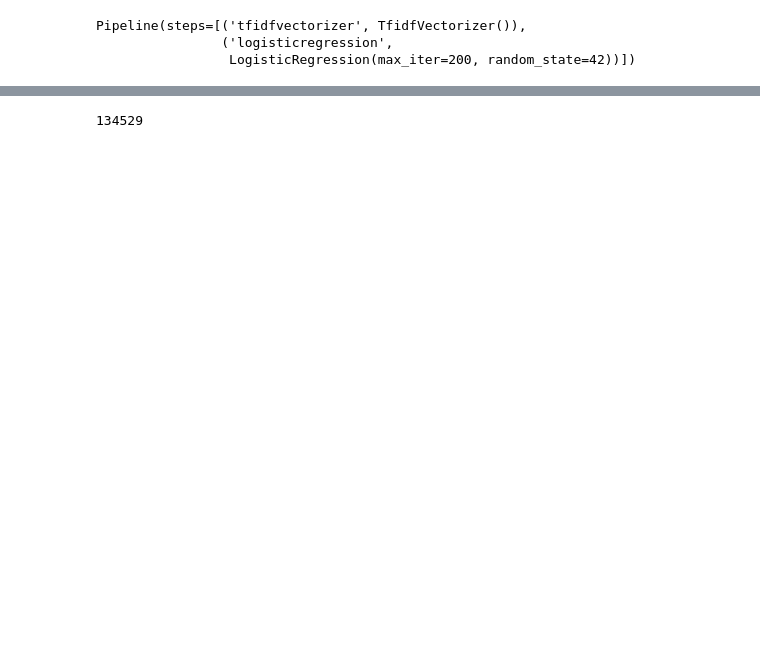
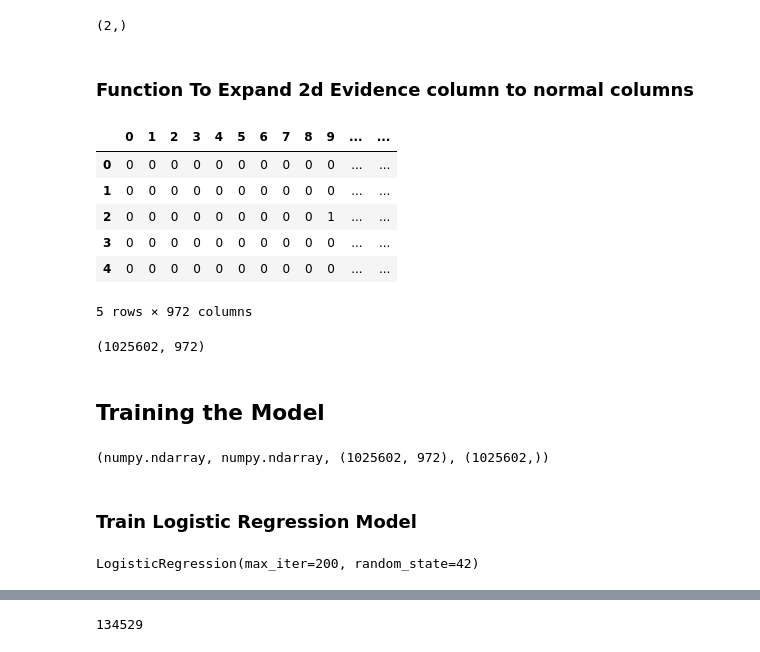
Before and after one commit to arhamsc/HopSlot, a Jupyter notebook: HopSlot-DL/HopSlotDL_LR_model.ipynb, the cells around one changed output, grey strips where cells are left out. Saved outputs shown, nothing was run; the diff lists cells and outputs as text; code cells hidden in the pictures; blank space fills up the shorter version.

```diff
--- a/HopSlot-DL/HopSlotDL_LR_model.ipynb
+++ b/HopSlot-DL/HopSlotDL_LR_model.ipynb
@@ -46,0 +62,4 @@ model = make_pipeline(
+# %%
+# Load encoder
+
+evidenceEncoder = joblib.load(path / "evidence_mb_encoder.pkl")
@@ -46,0 +78,29 @@ model = make_pipeline(
+# %%
+new_df.loc[:, "EVIDENCES"] = new_df.EVIDENCES.apply(lambda x: evidenceEncoder.transform([x]))
+# %%
+new_df.EVIDENCES.head(2).shape
+# %% [output]
+(2,)
+# %% [markdown]
+### Function To Expand 2d Evidence column to normal columns
+# %%
+def expand2DCellToColumns(df: pd.DataFrame, featureName):
+    return df[featureName].apply(lambda x: pd.Series(x[0]))
+# %%
+X = expand2DCellToColumns(new_df, "EVIDENCES")
+# %%
+X.head(5)
+# %% [output]
+|  | 0 | 1 | 2 | 3 | 4 | 5 | 6 | 7 | 8 | 9 | ... | ... |
+| 0 | 0 | 0 | 0 | 0 | 0 | 0 | 0 | 0 | 0 | 0 | ... | ... |
+| 1 | 0 | 0 | 0 | 0 | 0 | 0 | 0 | 0 | 0 | 0 | ... | ... |
+| 2 | 0 | 0 | 0 | 0 | 0 | 0 | 0 | 0 | 0 | 1 | ... | ... |
+| 3 | 0 | 0 | 0 | 0 | 0 | 0 | 0 | 0 | 0 | 0 | ... | ... |
+| 4 | 0 | 0 | 0 | 0 | 0 | 0 | 0 | 0 | 0 | 0 | ... | ... |
+5 rows × 972 columns
+# %%
+X.shape
+# %% [output]
+(1025602, 972)
+# %% [markdown]
+## Training the Model
@@ -46,0 +110,6 @@ model = make_pipeline(
+# %%
+type(X), type(y), X.shape, y.shape
+# %% [output]
+(numpy.ndarray, numpy.ndarray, (1025602, 972), (1025602,))
+# %% [markdown]
+### Train Logistic Regression Model
@@ -47,7 +118,5 @@ model = make_pipeline(
 # %%
 # Train the model
-model.fit(X['EVIDENCES'], y)
+lr_model.fit(X, y)
 # %% [output]
-Pipeline(steps=[('tfidfvectorizer', TfidfVectorizer()),
-                ('logisticregression',
-                 LogisticRegression(max_iter=200, random_state=42))])
+LogisticRegression(max_iter=200, random_state=42)
```
Also changed, not shown: parts of 43 cells of this notebook, 36 other files.
